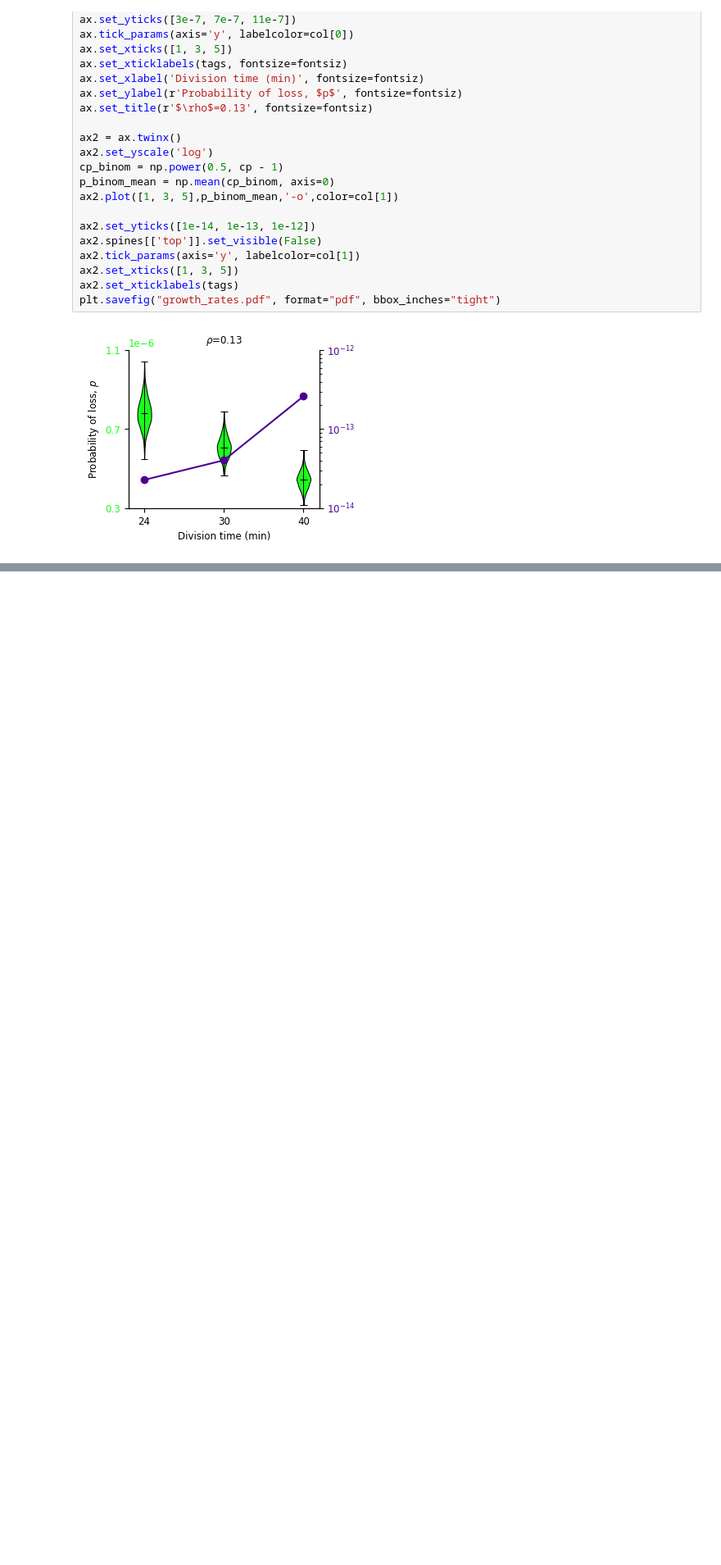
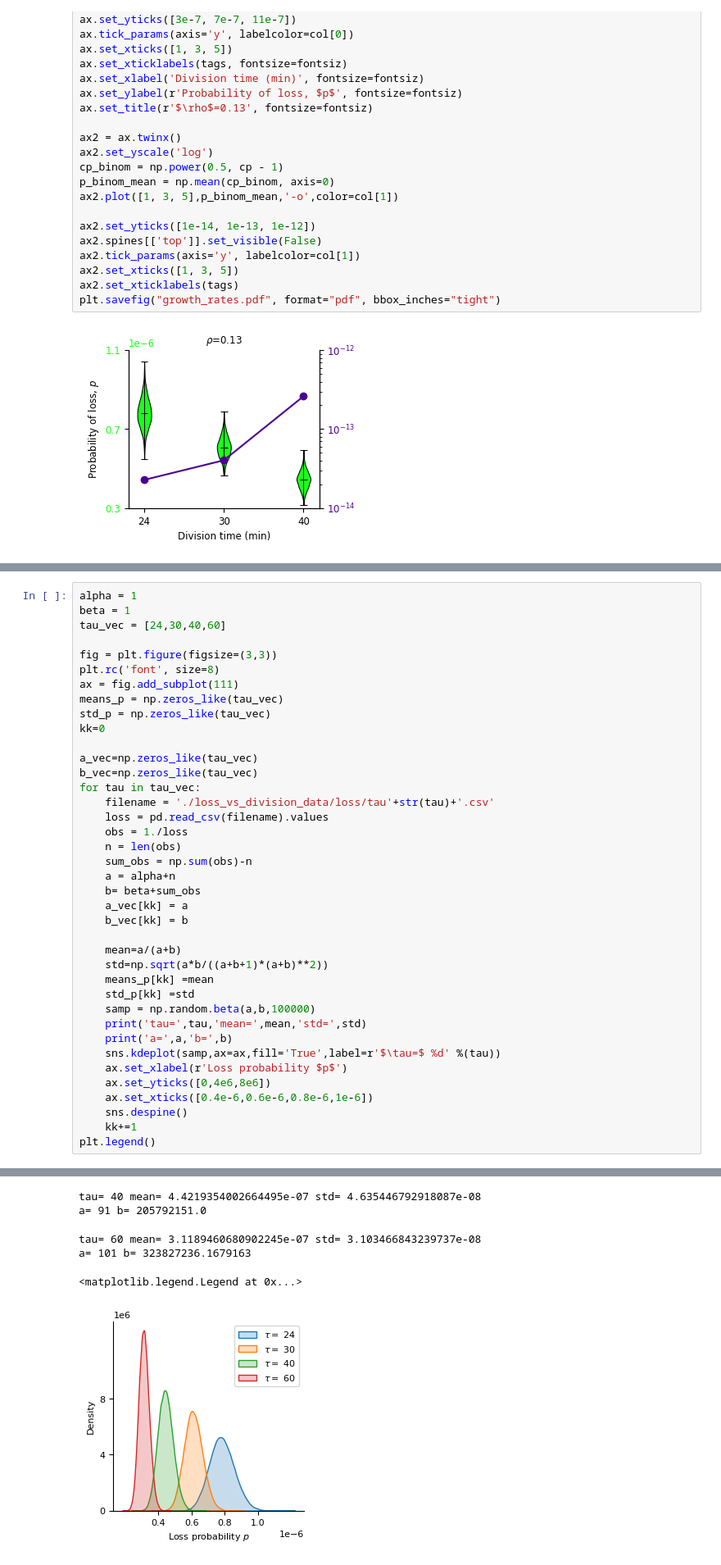
Before and after one commit to mvcortez/Plasmids, a Jupyter notebook: Supplementary Simulations/Loss_vs_Division_time.ipynb, the cells around one changed output, grey strips where cells are left out. Shown at 82% size. Cells and saved outputs as stored; diff of their text form; blank space fills up the shorter version.

```diff
--- a/Supplementary Simulations/Loss_vs_Division_time.ipynb
+++ b/Supplementary Simulations/Loss_vs_Division_time.ipynb
@@ -300,0 +183,40 @@ plt.savefig("growth_rates.pdf", format="pdf", bbox_inches="tight")
+# %%
+alpha = 1
+beta = 1
+tau_vec = [24,30,40,60]
+
+fig = plt.figure(figsize=(3,3))
+plt.rc('font', size=8)
+ax = fig.add_subplot(111)
+means_p = np.zeros_like(tau_vec)
+std_p = np.zeros_like(tau_vec)
+kk=0
+
+a_vec=np.zeros_like(tau_vec)
+b_vec=np.zeros_like(tau_vec)
+for tau in tau_vec:
+    filename = './loss_vs_division_data/loss/tau'+str(tau)+'.csv'
+    loss = pd.read_csv(filename).values
+    obs = 1./loss
+    n = len(obs)
+    sum_obs = np.sum(obs)-n
+    a = alpha+n
+    b= beta+sum_obs
+    a_vec[kk] = a
+    b_vec[kk] = b
+
+    mean=a/(a+b)
+    std=np.sqrt(a*b/((a+b+1)*(a+b)**2))
+    means_p[kk] =mean
+    std_p[kk] =std
+    samp = np.random.beta(a,b,100000)
+    print('tau=',tau,'mean=',mean,'std=',std)
+    print('a=',a,'b=',b)
+    sns.kdeplot(samp,ax=ax,fill='True',label=r'$\tau=$ %d' %(tau))
+    ax.set_xlabel(r'Loss probability $p$')
+    ax.set_yticks([0,4e6,8e6])
+    ax.set_xticks([0.4e-6,0.6e-6,0.8e-6,1e-6])
+    sns.despine()
+    kk+=1
+plt.legend()
+# %% [output]
@@ -300,0 +227,6 @@ plt.savefig("growth_rates.pdf", format="pdf", bbox_inches="tight")
+tau= 40 mean= 4.4219354002664495e-07 std= 4.635446792918087e-08
+a= 91 b= 205792151.0
+tau= 60 mean= 3.1189460680902245e-07 std= 3.103466843239737e-08
+a= 101 b= 323827236.1679163
+<matplotlib.legend.Legend at 0x...>
+[figure, added]
```
Also changed, not shown: parts of 5 cells of this notebook.
